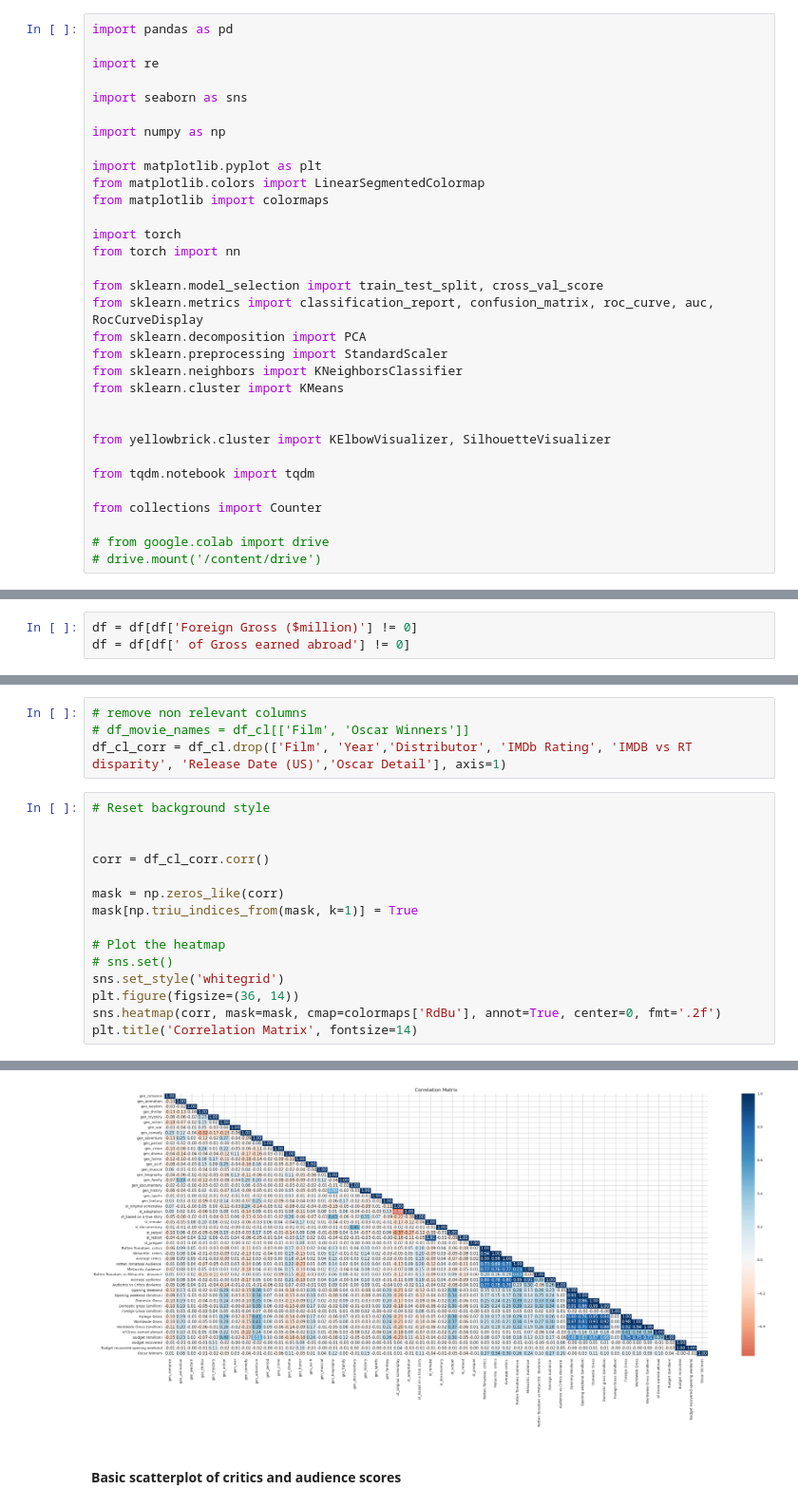
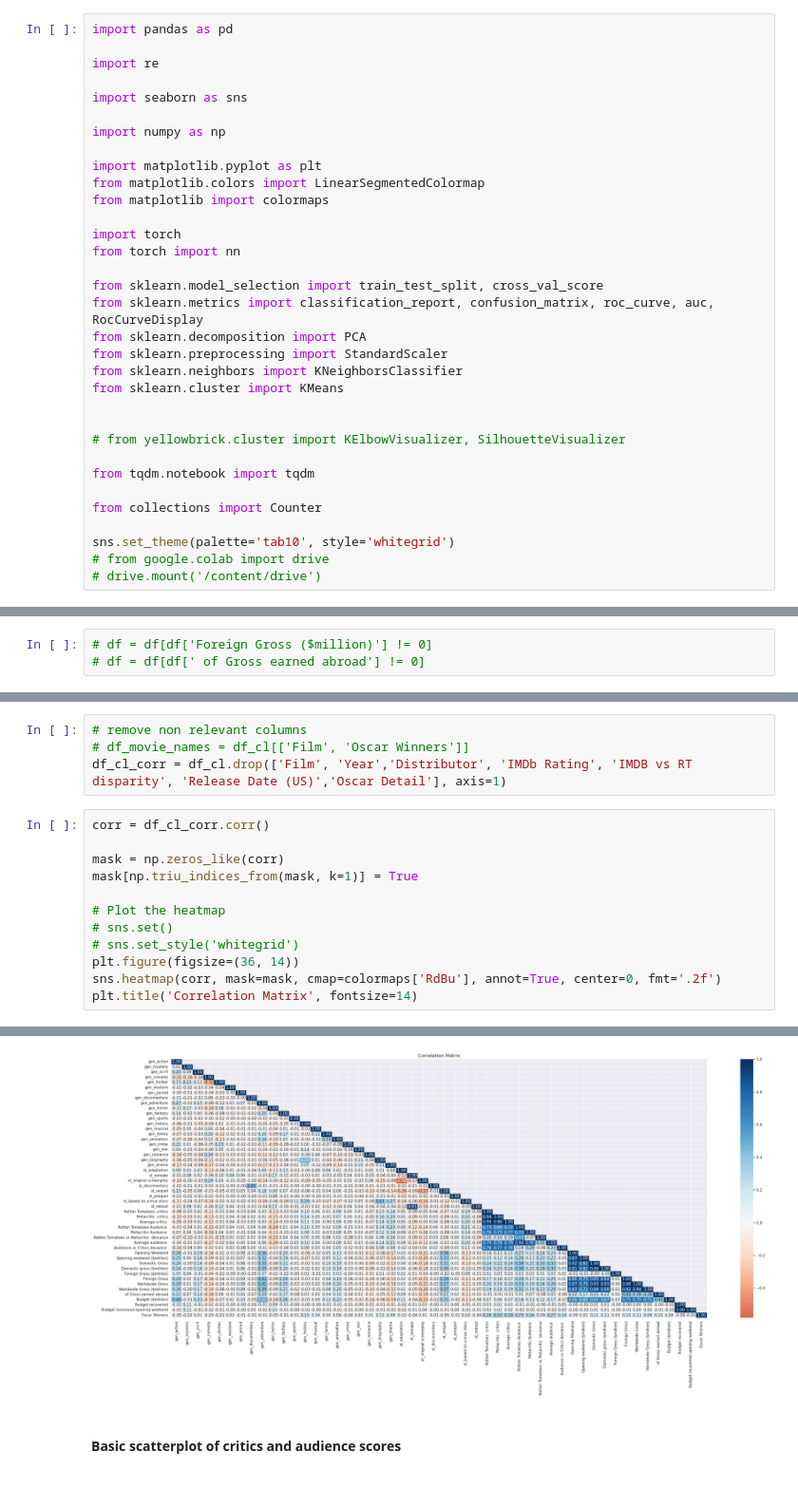
Before and after one commit to AAleksandros/HUA-DIT-Data-mining-project, a Jupyter notebook: data_mining.ipynb, the cells around one changed output, grey strips where cells are left out. Shown at 95% size. Cells and saved outputs as stored; diff of their text form.

```diff
--- a/data_mining.ipynb
+++ b/data_mining.ipynb
@@ -29,12 +26,13 @@ from sklearn.neighbors import KNeighborsClassifier
 from sklearn.cluster import KMeans
 
 
-from yellowbrick.cluster import KElbowVisualizer, SilhouetteVisualizer
+# from yellowbrick.cluster import KElbowVisualizer, SilhouetteVisualizer
 
 from tqdm.notebook import tqdm
 
 from collections import Counter
 
+sns.set_theme(palette='tab10', style='whitegrid')
 # from google.colab import drive
 # drive.mount('/content/drive')
 # %% [markdown]
@@ -290,5 +284,5 @@ df[' of Gross earned abroad'] = df[' of Gross earned abroad'].apply(lambda s: s
 # %% [markdown]
 #### Drop any remaining rows with 0 budget than can not be fixed
 # %%
-df = df[df['Foreign Gross ($million)'] != 0]
-df = df[df[' of Gross earned abroad'] != 0]
+# df = df[df['Foreign Gross ($million)'] != 0]
+# df = df[df[' of Gross earned abroad'] != 0]
@@ -443,22 +435,19 @@ df_cl.head().T
 # df_movie_names = df_cl[['Film', 'Oscar Winners']]
 df_cl_corr = df_cl.drop(['Film', 'Year','Distributor', 'IMDb Rating', 'IMDB vs RT disparity', 'Release Date (US)','Oscar Detail'], axis=1)
 # %%
-# Reset background style
-
-
 corr = df_cl_corr.corr()
 
 mask = np.zeros_like(corr)
 mask[np.triu_indices_from(mask, k=1)] = True
 
 # Plot the heatmap
 # sns.set()
-sns.set_style('whitegrid')
+# sns.set_style('whitegrid')
 plt.figure(figsize=(36, 14))
 sns.heatmap(corr, mask=mask, cmap=colormaps['RdBu'], annot=True, center=0, fmt='.2f')
 plt.title('Correlation Matrix', fontsize=14)
 # %% [output]
 Text(0.5, 1.0, 'Correlation Matrix')
-[figure, old version]
+[figure, new version]
 # %% [markdown]
 #### Basic scatterplot of critics and audience scores
```
Also changed, not shown: parts of 25 cells of this notebook.
